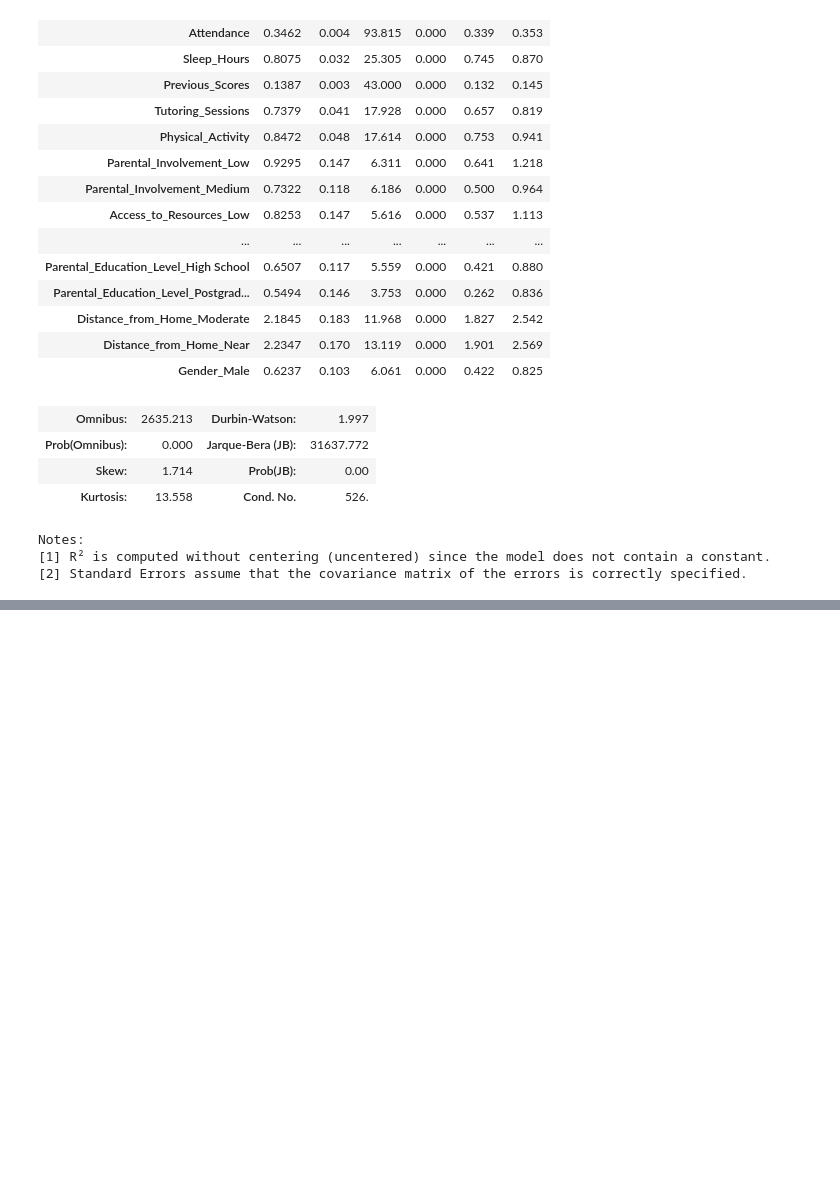
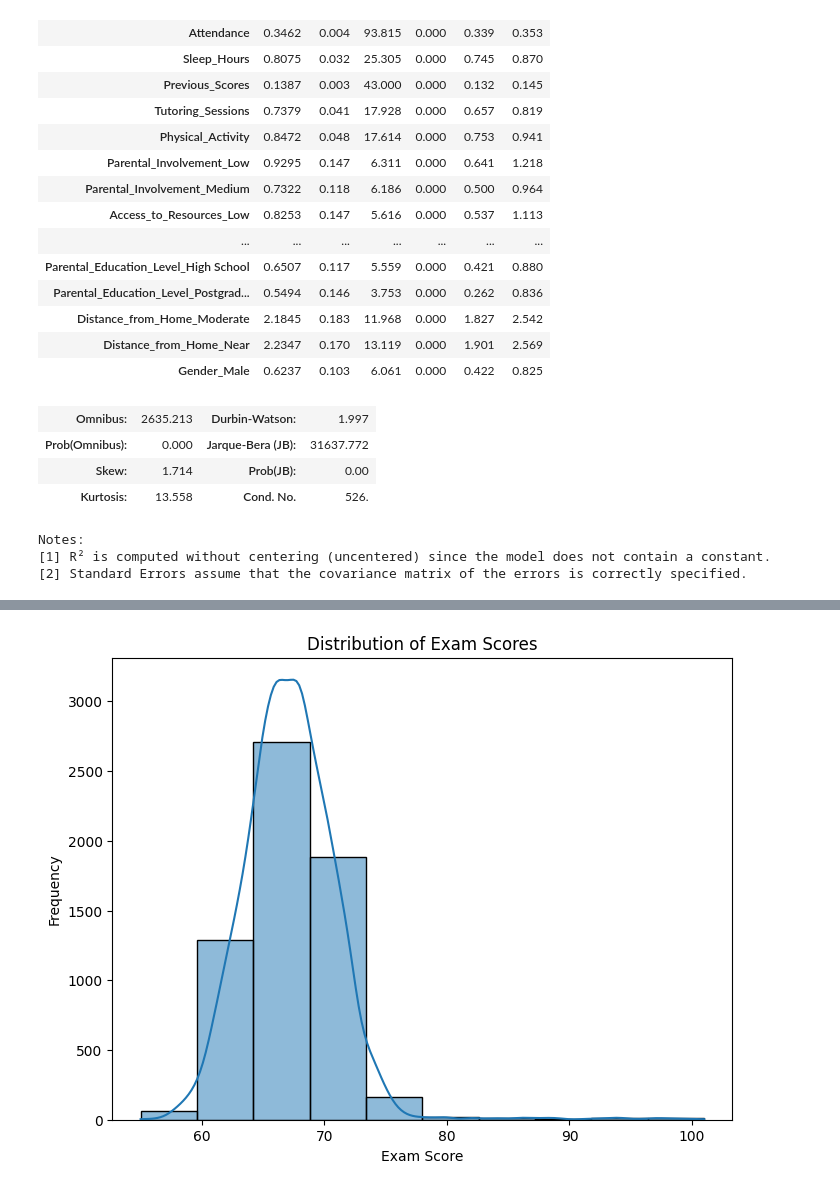
Before and after one commit to josh-g-grimes/Regression-Analysis---College-Exam-Performance, a Jupyter notebook: notebook.ipynb, the cells around one changed output, grey strips where cells are left out. Saved outputs shown, nothing was run; the diff lists cells and outputs as text; code cells hidden in the pictures; blank space fills up the shorter version.

```diff
--- a/notebook.ipynb
+++ b/notebook.ipynb
@@ -159,3 +244,12 @@ Notes:
 [1] Standard Errors assume that the covariance matrix of the errors is correctly specified.
 [2] The condition number is large, 1.49e+03. This might indicate that there are
 strong multicollinearity or other numerical problems.
+# %%
+plt.figure(figsize=(8, 6))
+sns.histplot(data['Exam_Score'], bins=10, kde=True)
+plt.title('Distribution of Exam Scores')
+plt.xlabel('Exam Score')
+plt.ylabel('Frequency')
+plt.show()
+# %% [output]
+[figure, added]
```
Also changed, not shown: parts of 8 cells of this notebook.
